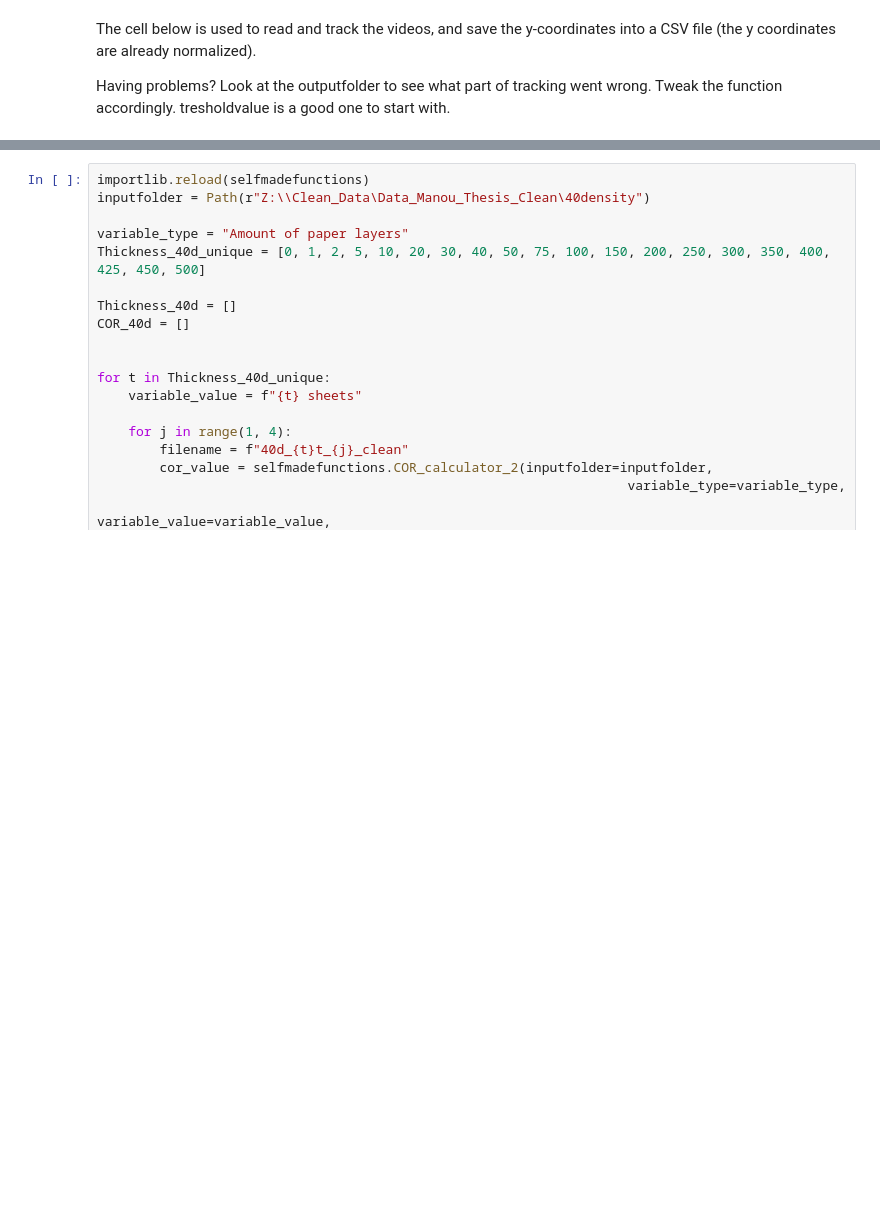
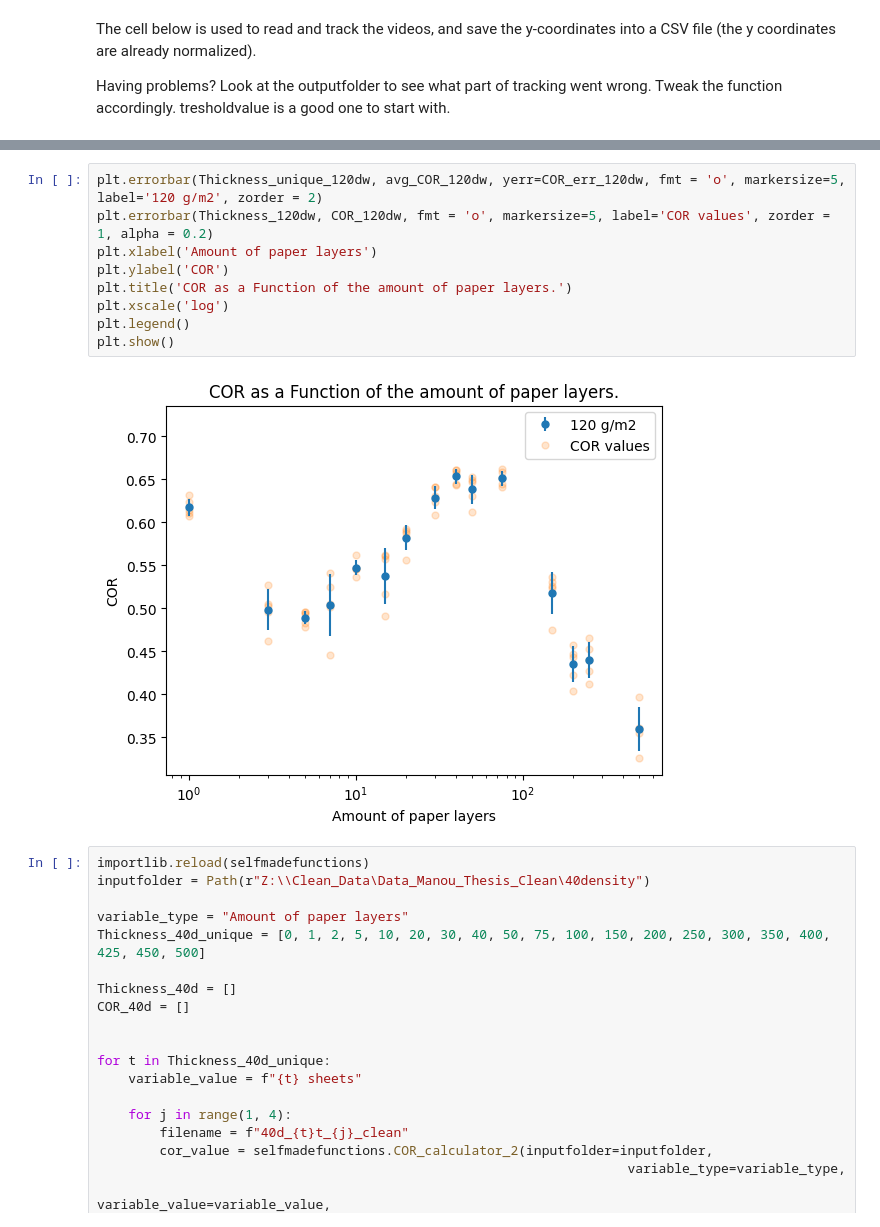
Before and after one commit to joshuadijksman/paperstack, a Jupyter notebook: Manou_version/code/Manou_Experiments.ipynb, the cells around one changed output, grey strips where cells are left out. Cells and saved outputs as stored; diff of their text form; blank space fills up the shorter version.

```diff
--- a/Manou_version/code/Manou_Experiments.ipynb
+++ b/Manou_version/code/Manou_Experiments.ipynb
@@ -55,3 +96,14 @@ Saved as Z:\Clean_Data\Data_Manou_Thesis_Clean\120density_white\120dw_500t_5_cle
+# %%
+plt.errorbar(Thickness_unique_120dw, avg_COR_120dw, yerr=COR_err_120dw, fmt = 'o', markersize=5, label='120 g/m2', zorder = 2)
+plt.errorbar(Thickness_120dw, COR_120dw, fmt = 'o', markersize=5, label='COR values', zorder = 1, alpha = 0.2)
+plt.xlabel('Amount of paper layers')
+plt.ylabel('COR')
+plt.title('COR as a Function of the amount of paper layers.')
+plt.xscale('log')
+plt.legend()
+plt.show()
+# %% [output]
+[figure, added]
 # %%
 importlib.reload(selfmadefunctions)
 inputfolder = Path(r"Z:\\Clean_Data\Data_Manou_Thesis_Clean\40density")
```
Also changed, not shown: parts of 2 cells of this notebook, 1 other file.
